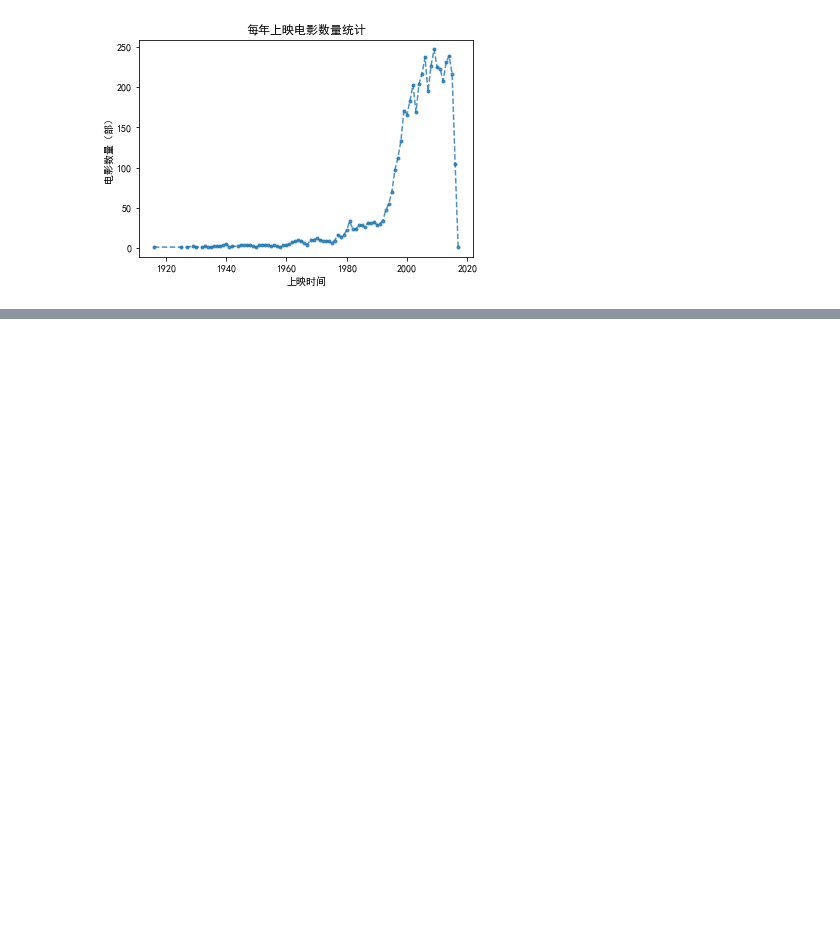
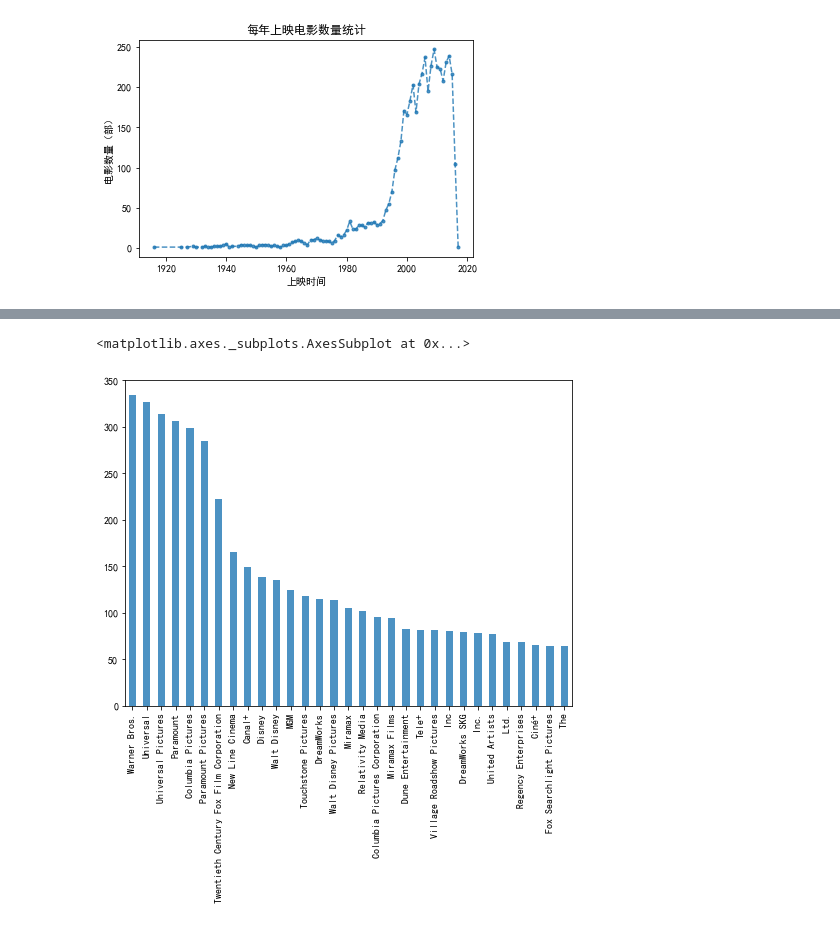
Before and after one commit to AndyFree96/AI-Learning, a Jupyter notebook: DataAnalysis/2.TMDB分析.ipynb, the cells around one changed output, grey strips where cells are left out. Cells and saved outputs as stored; diff of their text form; code cells hidden in the pictures; blank space fills up the shorter version.

```diff
--- a/DataAnalysis/2.TMDB分析.ipynb
+++ b/DataAnalysis/2.TMDB分析.ipynb
@@ -502,0 +607,8 @@ Length: 90, dtype: int64
+# %%
+all_companies = set()
+
+for i in movies_df['production_companies'].str.split(","):
+    all_companies = set().union(i, all_companies)
+    all_companies = list(all_companies)
+
+all_companies.remove('')
@@ -502,0 +619,7 @@ Length: 90, dtype: int64
+# %%
+companies_sum = dict()
+for company in all_companies:
+    company_sum = movies_df['production_companies'].str.contains(company).apply(lambda x:1 if x else 0).sum()
+    companies_sum[company] = company_sum
+# %%
+companies_sum = pd.Series(companies_sum)
@@ -502,0 +650,7 @@ Length: 90, dtype: int64
+# %%
+companies_sum[companies_sum > 60].sort_values(ascending=False)[1:].plot(kind='bar',
+                                      figsize=(8, 6),
+                                      alpha=0.8)
+# %% [output]
+<matplotlib.axes._subplots.AxesSubplot at 0x...>
+[figure, added]
```
Also changed, not shown: parts of 34 cells of this notebook.
